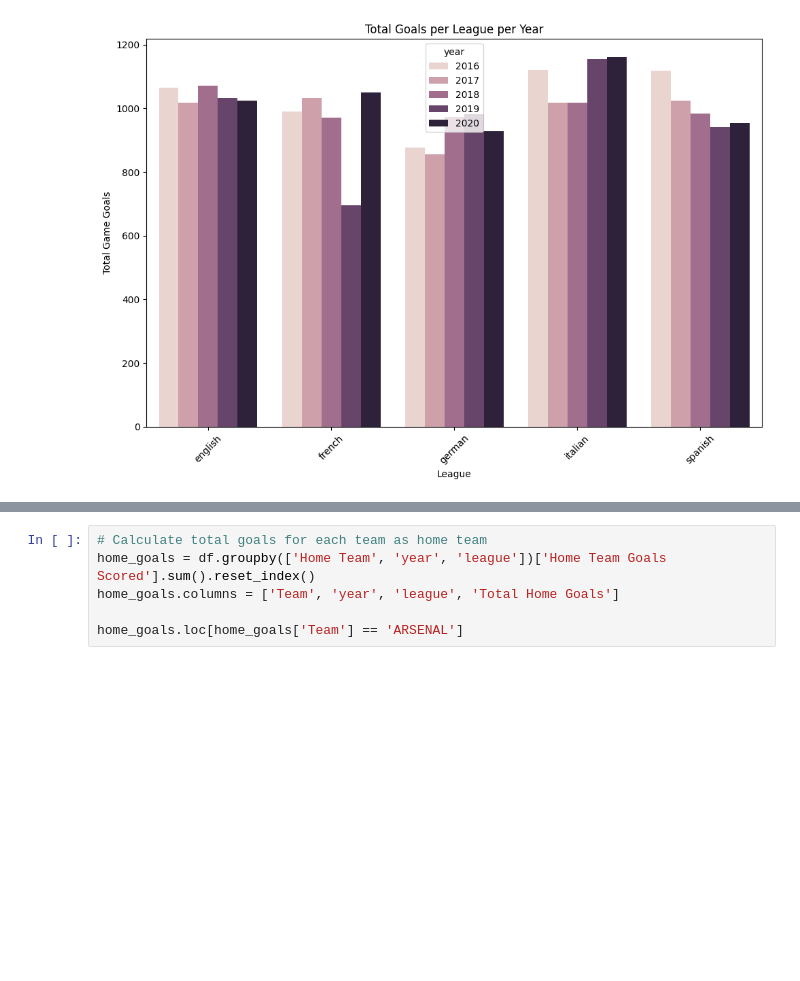
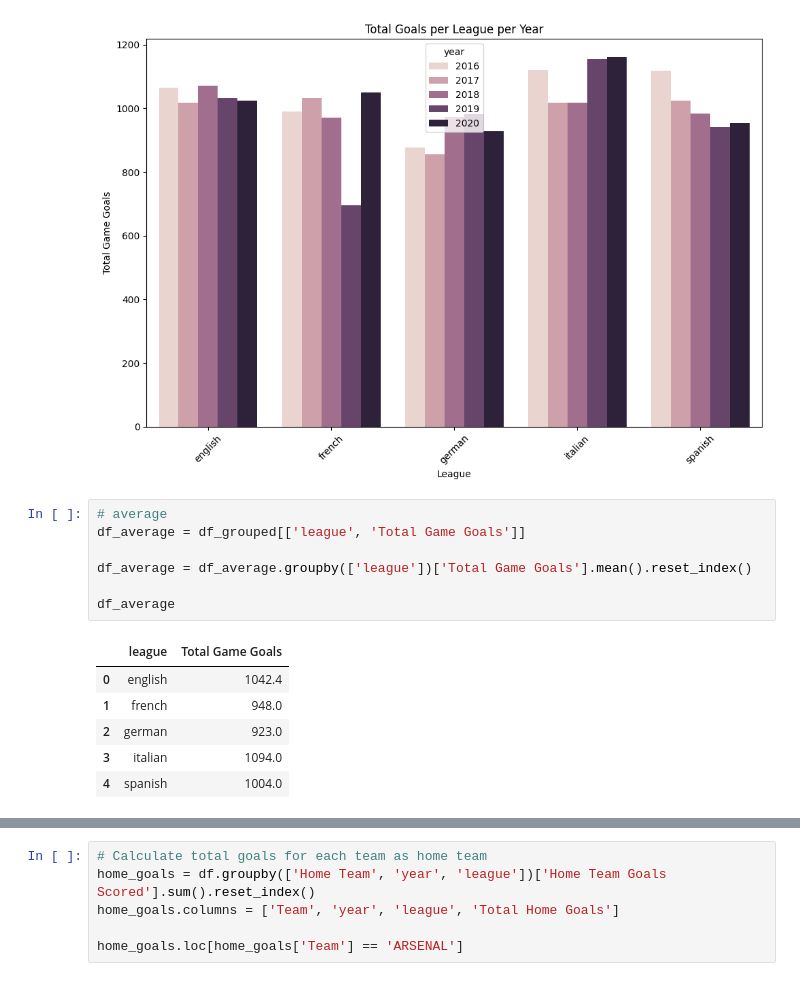
Before and after one commit to moemen34/SkillStorm, a Jupyter notebook: QA1/QA1.ipynb, the cells around one changed output, grey strips where cells are left out. Cells and saved outputs as stored; diff of their text form; blank space fills up the shorter version.

```diff
--- a/QA1/QA1.ipynb
+++ b/QA1/QA1.ipynb
@@ -115,3 +115,17 @@ plt.tight_layout()
 plt.show()
 # %% [output]
 [figure]
+# %%
+# average
+df_average = df_grouped[['league', 'Total Game Goals']]
+
+df_average = df_average.groupby(['league'])['Total Game Goals'].mean().reset_index()
+
+df_average
+# %% [output]
+|  | league | Total Game Goals |
+| 0 | english | 1042.4 |
+| 1 | french | 948.0 |
+| 2 | german | 923.0 |
+| 3 | italian | 1094.0 |
+| 4 | spanish | 1004.0 |
```
Also changed, not shown: parts of 2 cells of this notebook.
